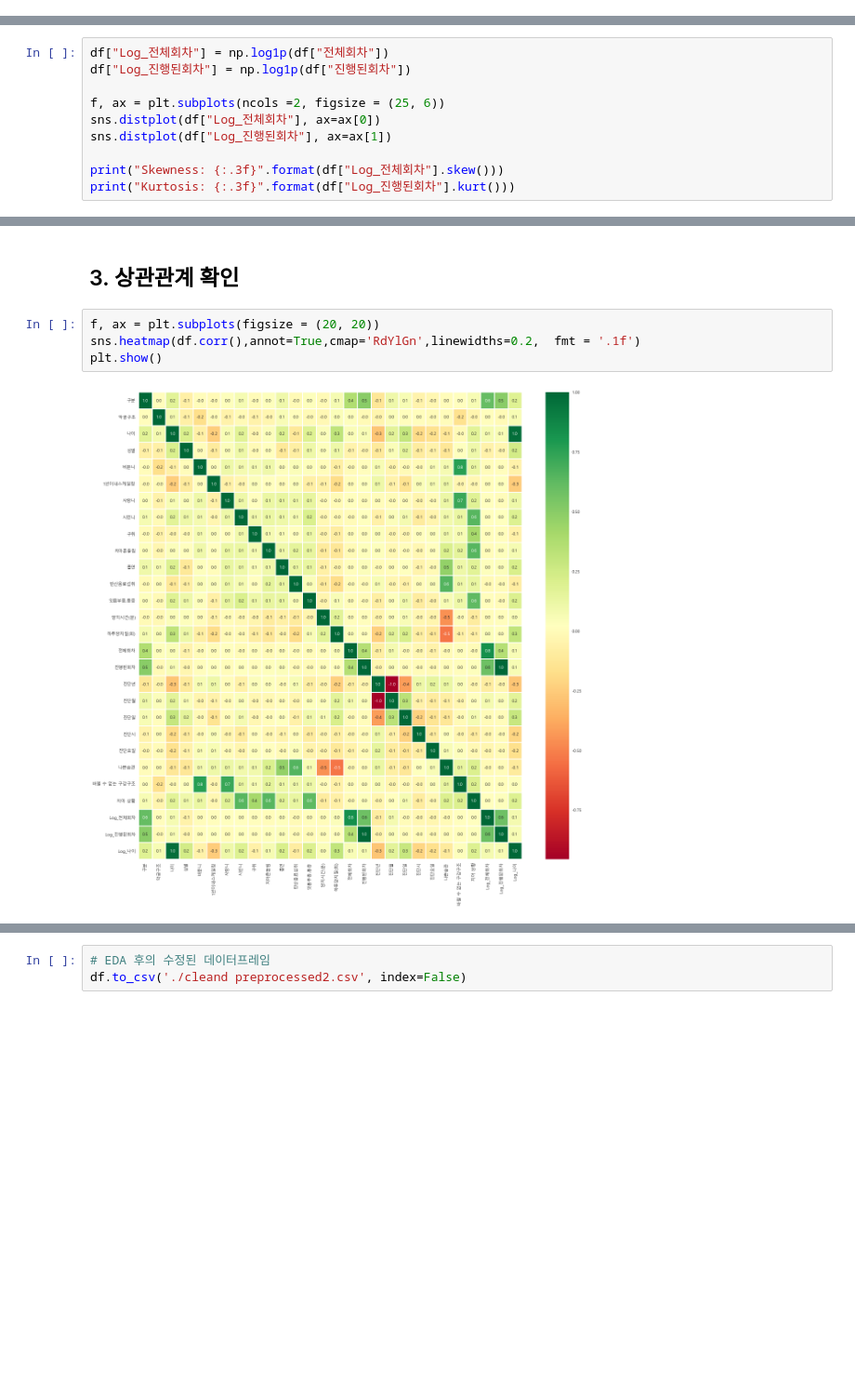
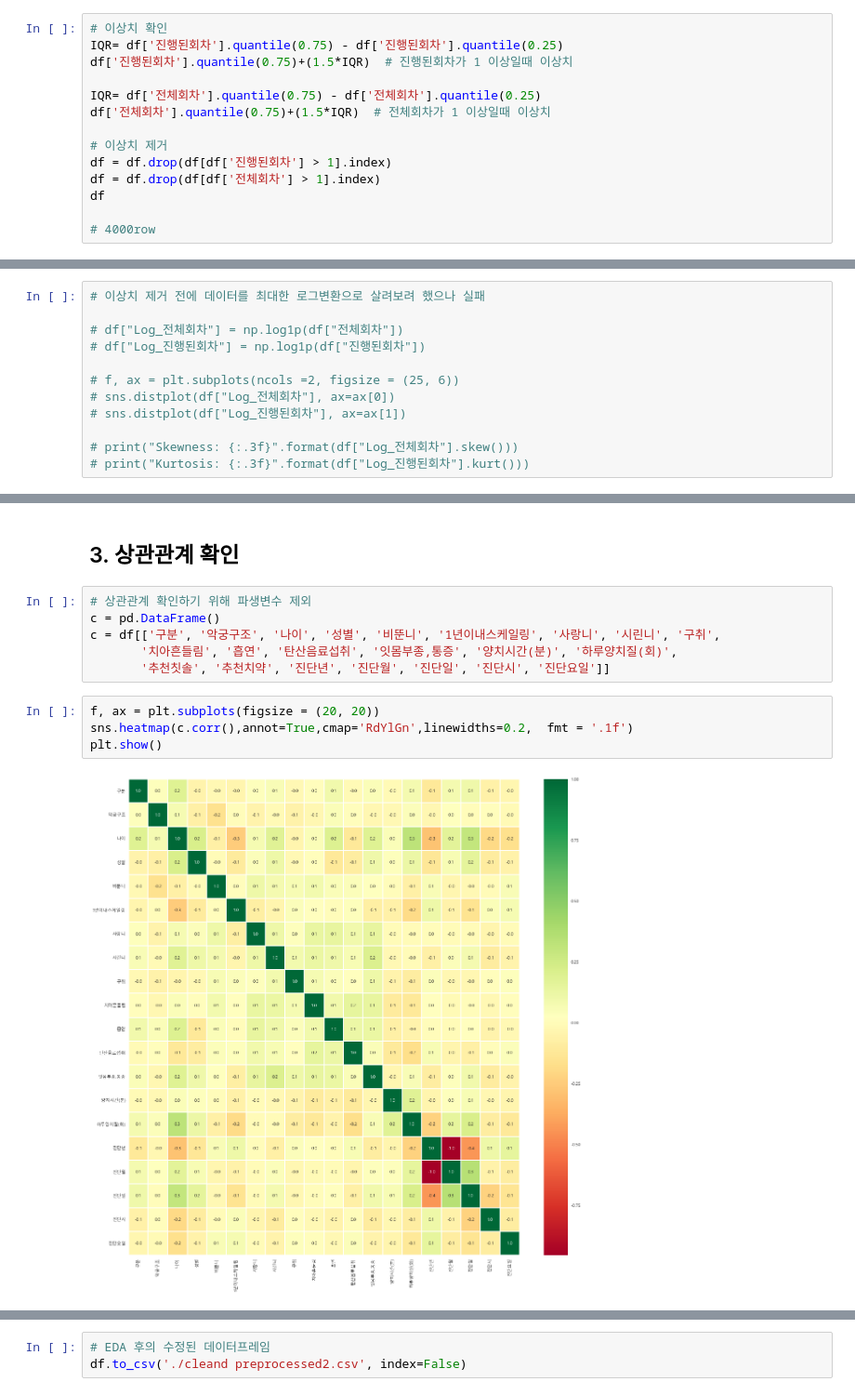
Before and after one commit to K-Final-Project/MZ-trend, a Jupyter notebook: EDA.ipynb, the cells around one changed output, grey strips where cells are left out. Shown at 93% size. Cells and saved outputs as stored; diff of their text form; blank space fills up the shorter version.

```diff
--- a/EDA.ipynb
+++ b/EDA.ipynb
@@ -178,0 +177,14 @@ sns.boxplot(x = "진행된회차",  data = df, ax=ax[1])
+# %%
+# 이상치 확인
+IQR= df['진행된회차'].quantile(0.75) - df['진행된회차'].quantile(0.25)
+df['진행된회차'].quantile(0.75)+(1.5*IQR)  # 진행된회차가 1 이상일때 이상치
+
+IQR= df['전체회차'].quantile(0.75) - df['전체회차'].quantile(0.25)
+df['전체회차'].quantile(0.75)+(1.5*IQR)  # 전체회차가 1 이상일때 이상치
+
+# 이상치 제거
+df = df.drop(df[df['진행된회차'] > 1].index)
+df = df.drop(df[df['전체회차'] > 1].index)
+df
+
+# 4000row
@@ -179,10 +205,12 @@ sns.boxplot(x = "진행된회차",  data = df, ax=ax[1])
 # %%
-df["Log_전체회차"] = np.log1p(df["전체회차"])
-df["Log_진행된회차"] = np.log1p(df["진행된회차"])
+# 이상치 제거 전에 데이터를 최대한 로그변환으로 살려보려 했으나 실패
 
-f, ax = plt.subplots(ncols =2, figsize = (25, 6))
-sns.distplot(df["Log_전체회차"], ax=ax[0])
-sns.distplot(df["Log_진행된회차"], ax=ax[1])
+# df["Log_전체회차"] = np.log1p(df["전체회차"])
+# df["Log_진행된회차"] = np.log1p(df["진행된회차"])
 
-print("Skewness: {:.3f}".format(df["Log_전체회차"].skew()))
-print("Kurtosis: {:.3f}".format(df["Log_진행된회차"].kurt()))
+# f, ax = plt.subplots(ncols =2, figsize = (25, 6))
+# sns.distplot(df["Log_전체회차"], ax=ax[0])
+# sns.distplot(df["Log_진행된회차"], ax=ax[1])
+
+# print("Skewness: {:.3f}".format(df["Log_전체회차"].skew()))
+# print("Kurtosis: {:.3f}".format(df["Log_진행된회차"].kurt()))
@@ -304,9 +329,15 @@ Kurtosis: -0.876
 * 쌍봉형태로 보임.
 # %% [markdown]
 ## 3. 상관관계 확인
+# %%
+# 상관관계 확인하기 위해 파생변수 제외
+c = pd.DataFrame()
+c = df[['구분', '악궁구조', '나이', '성별', '비뚠니', '1년이내스케일링', '사랑니', '시린니', '구취',
+       '치아흔들림', '흡연', '탄산음료섭취', '잇몸부종,통증', '양치시간(분)', '하루양치질(회)',
+       '추천칫솔', '추천치약', '진단년', '진단월', '진단일', '진단시', '진단요일']]
 # %%
 f, ax = plt.subplots(figsize = (20, 20))
-sns.heatmap(df.corr(),annot=True,cmap='RdYlGn',linewidths=0.2,  fmt = '.1f')
+sns.heatmap(c.corr(),annot=True,cmap='RdYlGn',linewidths=0.2,  fmt = '.1f')
 plt.show()
 # %% [output]
-[figure, old version]
+[figure, new version]
```
Also changed, not shown: parts of 28 cells of this notebook, 4 other files.
